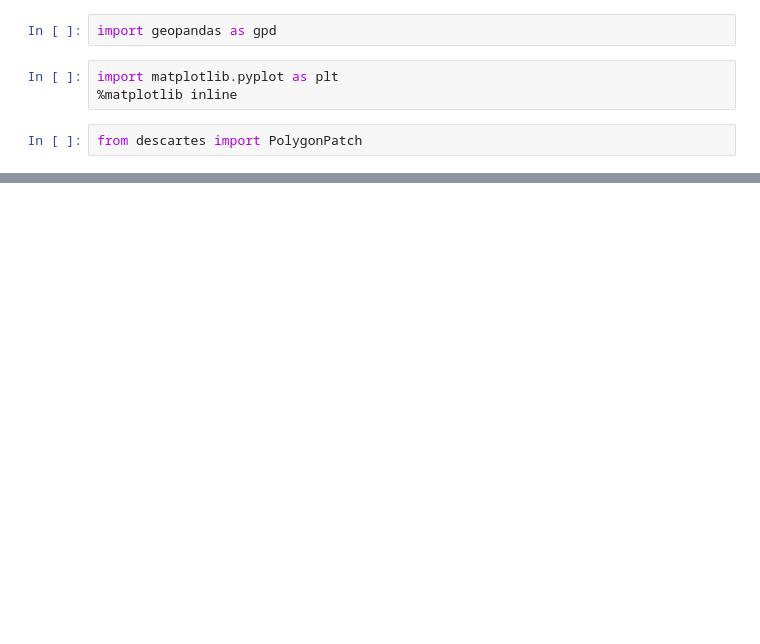
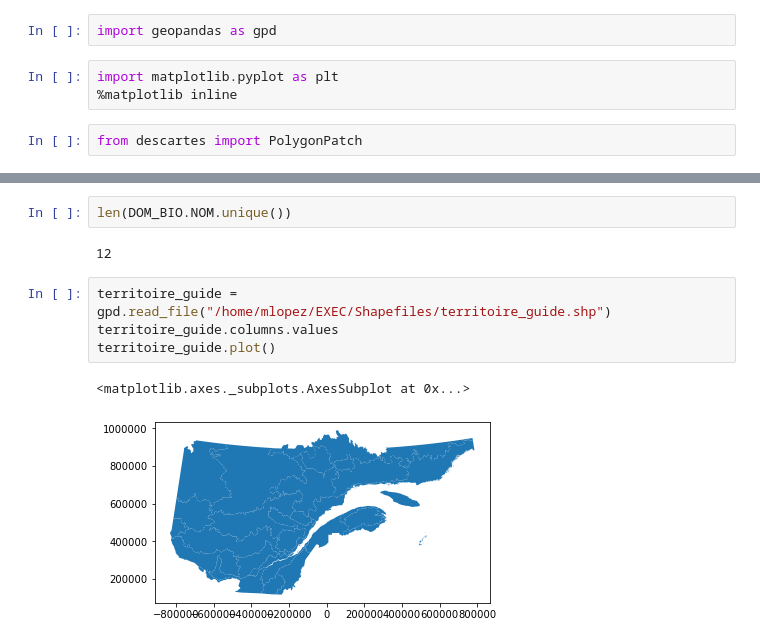
Before and after one commit to marinalopez2110/FistTemplateClimPort, a Jupyter notebook: Load shapefiles with Geopandas.ipynb, the cells around one changed output, grey strips where cells are left out. Drawn from its saved outputs; the diff is of its cells as text; blank space fills up the shorter version.

```diff
--- a/Load shapefiles with Geopandas.ipynb
+++ b/Load shapefiles with Geopandas.ipynb
@@ -35,0 +51,11 @@ df.plot()
+# %%
+len(DOM_BIO.NOM.unique())
+# %% [output]
+12
+# %%
+territoire_guide = gpd.read_file("/home/mlopez/EXEC/Shapefiles/territoire_guide.shp")
+territoire_guide.columns.values
+territoire_guide.plot()
+# %% [output]
+<matplotlib.axes._subplots.AxesSubplot at 0x...>
+[figure, added]
```
Also changed, not shown: parts of 36 cells of this notebook, 3 other files.
